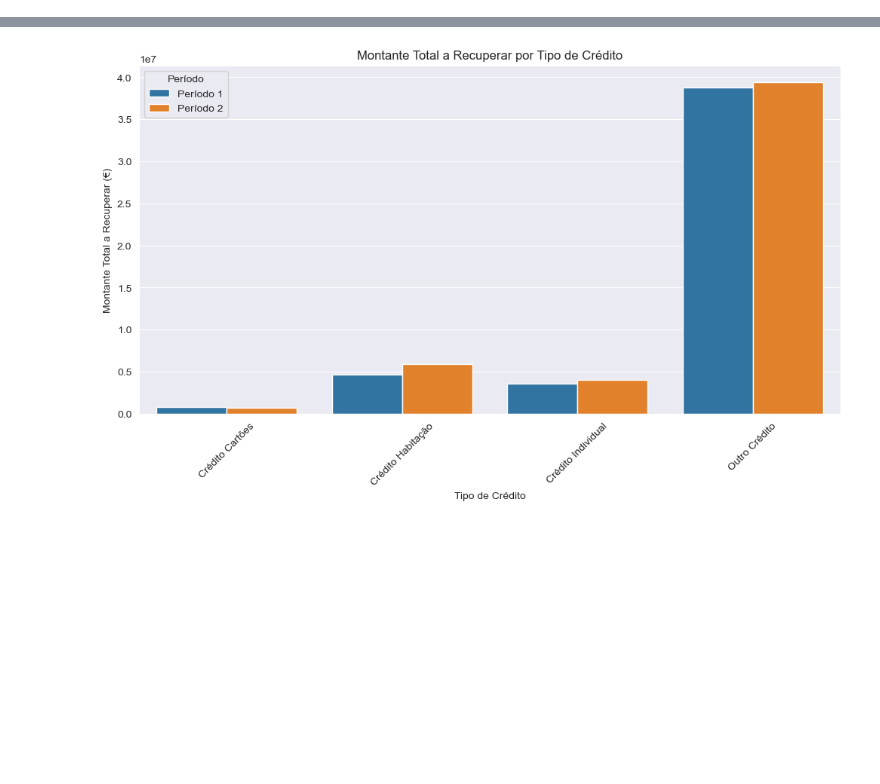
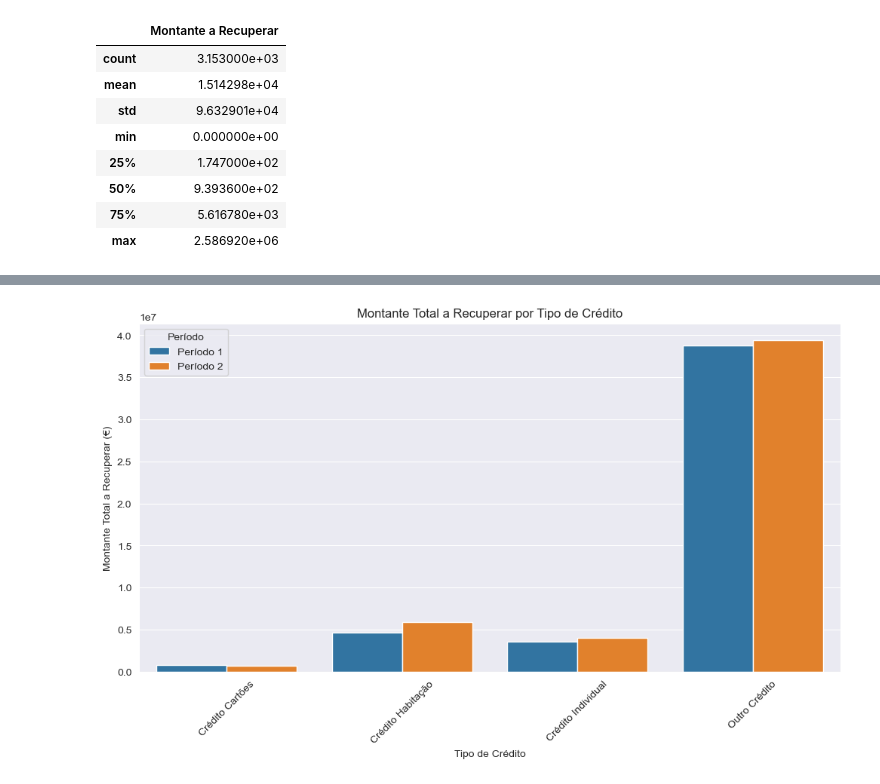
Before and after one commit to bruna-barbosa/analise-recuperacao-credito, a Jupyter notebook: analise.ipynb, the cells around one changed output, grey strips where cells are left out. Saved outputs shown, nothing was run; the diff lists cells and outputs as text; code cells hidden in the pictures; blank space fills up the shorter version.

```diff
--- a/analise.ipynb
+++ b/analise.ipynb
@@ -5,3 +5,15 @@ import seaborn as sns
 # %%
 data_periodo_1 = pd.read_csv("info_periodo_1.csv")
 data_periodo_2 = pd.read_csv("info_periodo_2.csv")
+# %%
+data_periodo_1.describe()
+# %% [output]
+|  | Montante a Recuperar |
+| count | 3.153000e+03 |
+| mean | 1.514298e+04 |
+| std | 9.632901e+04 |
+| min | 0.000000e+00 |
+| 25% | 1.747000e+02 |
+| 50% | 9.393600e+02 |
+| 75% | 5.616780e+03 |
+| max | 2.586920e+06 |
```
Also changed, not shown: parts of 7 cells of this notebook.
